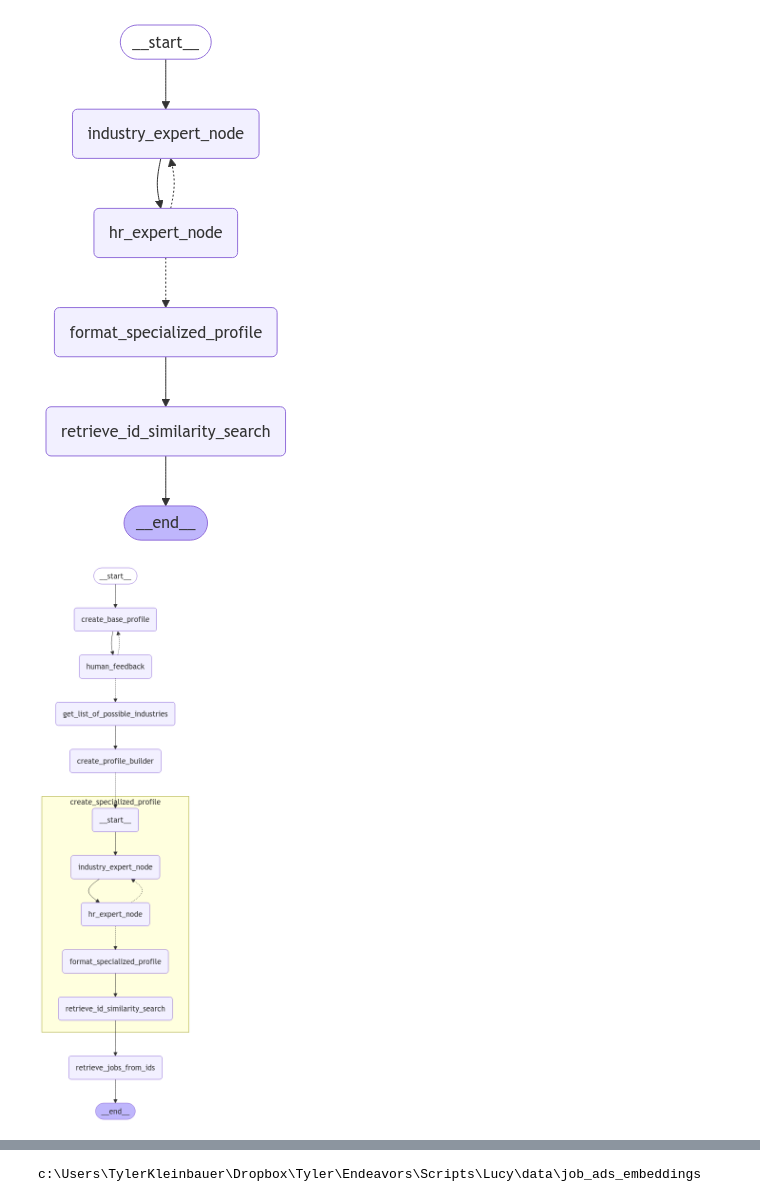
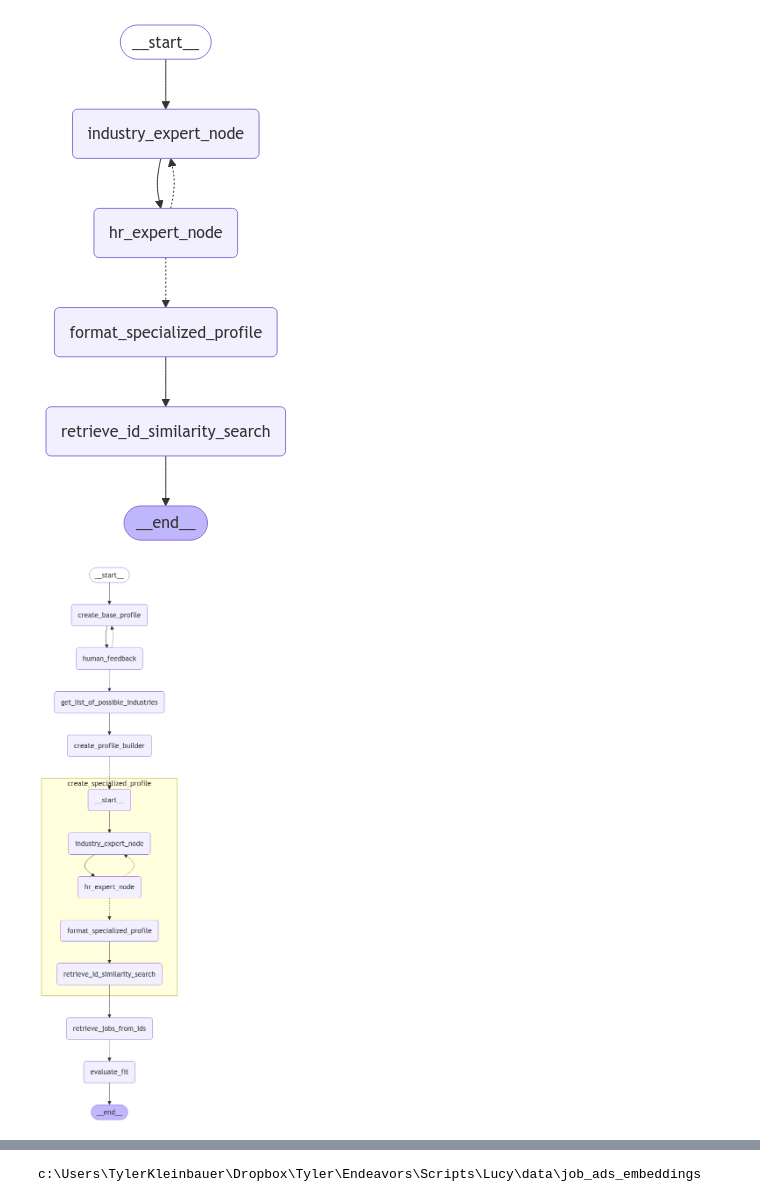
Before and after one commit to TylerKleinbauer/TalentSync, a Jupyter notebook: backend/apps/profile_agent/scratchpad_AgentLogic.ipynb, the cells around one changed output, grey strips where cells are left out. Drawn from its saved outputs; the diff is of its cells as text; code cells hidden in the pictures.

```diff
--- a/backend/apps/profile_agent/scratchpad_AgentLogic.ipynb
+++ b/backend/apps/profile_agent/scratchpad_AgentLogic.ipynb
@@ -193,0 +386,39 @@ c:\Users\TylerKleinbauer\Dropbox\Tyler\Endeavors\Scripts\Lucy
+# %%
+state = profile_graph.get_state(thread)
+
+def print_state_snapshot(snapshot):
+    """Pretty print a StateSnapshot object"""
+    print("=== State Values ===")
+    for key, value in snapshot.values.items():
+        print(f"\n{key}:")
+        if isinstance(value, (list, dict)):
+            if key == "user_docs":
+                print("[<CV text...>, <Cover letter text...>]")  # Simplified docs display
+            else:
+                print(f"{value}")
+        else:
+            # For Pydantic models like UserProfile
+            try:
+                data = value.model_dump()
+                # Print each field of the UserProfile on a new line with indentation
+                for field, field_value in data.items():
+                    print(f"  {field}:")
+                    # Format multi-line strings with proper indentation
+                    formatted_value = field_value.replace('\n', '\n    ') if isinstance(field_value, str) else field_value
+                    print(f"    {formatted_value}")
+            except:
+                print(f"{value}")
+
+    print("\n=== Next Node ===")
+    print(snapshot.next)
+
+    print("\n=== Config ===")
+    print(snapshot.config)
+
+    print("\n=== Metadata ===")
+    print(f"Created at: {snapshot.metadata.get('created_at')}")
+    print(f"Step: {snapshot.metadata.get('step')}")
+    print(f"Thread ID: {snapshot.metadata.get('thread_id')}")
+
+# Use it like this:
+print_state_snapshot(state)
@@ -658,34 +965,36 @@ display(Image(single_profile_graph.get_graph().draw_mermaid_png()))
 # %%
 # Build overall graph
 
 # Add nodes
 builder = StateGraph(ProfileState)
 builder.add_node("create_base_profile", create_base_profile)
 builder.add_node("human_feedback", human_feedback)
 builder.add_node("get_list_of_possible_industries", get_list_of_possible_industries)
 builder.add_node("create_profile_builder", create_profile_builder)
 builder.add_node("create_specialized_profile", single_profile_builder.compile())  # <-- rename
 builder.add_node("retrieve_jobs_from_ids", retrieve_jobs_from_ids)
+builder.add_node("evaluate_fit", evaluate_fit)
 
 # Graph flow
 builder.add_edge(START, "create_base_profile")
 builder.add_edge("create_base_profile", "human_feedback")
 builder.add_conditional_edges("human_feedback", should_continue, ["create_base_profile", "get_list_of_possible_industries"])
 builder.add_edge("get_list_of_possible_industries", "create_profile_builder")
 builder.add_conditional_edges("create_profile_builder", spawn_specialized_profiles, ["create_specialized_profile"])
 builder.add_edge("create_specialized_profile", "retrieve_jobs_from_ids")
-builder.add_edge("retrieve_jobs_from_ids", END)
+builder.add_conditional_edges("retrieve_jobs_from_ids", send_to_evaluate_fit, ['evaluate_fit'])
+builder.add_edge('evaluate_fit', END)
 
 
 # Compile
 memory = MemorySaver()
 graph = builder.compile(#interrupt_before=["human_feedback"],
                         checkpointer=memory)
 
 # view
 display(Image(graph.get_graph(xray=1).draw_mermaid_png()))
 # %% [output]
-[figure, old version]
+[figure, new version]
 # %%
 from backend.apps.data_processing.process_documents import process_cv, process_cover_letter
 #from src.profile_agent.agent_classes import ProfileState
```
Also changed, not shown: parts of 21 cells of this notebook, 9 other files.
